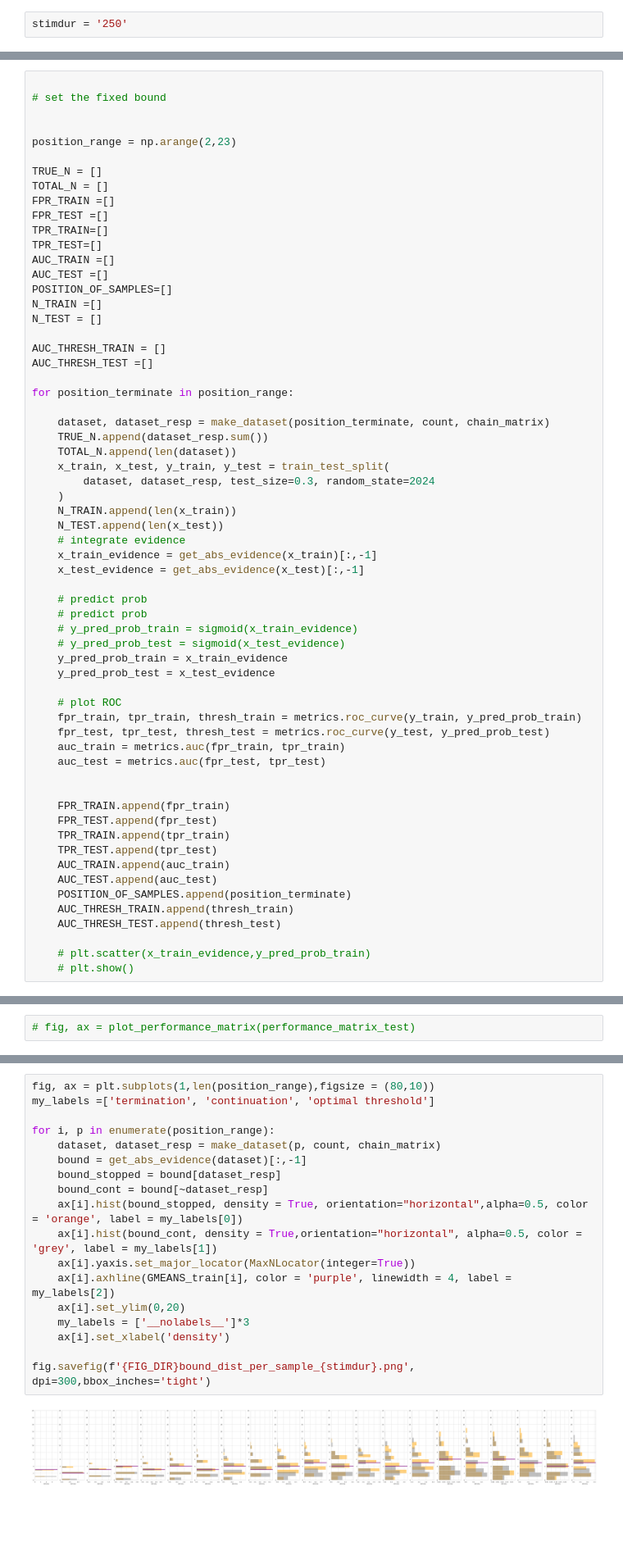
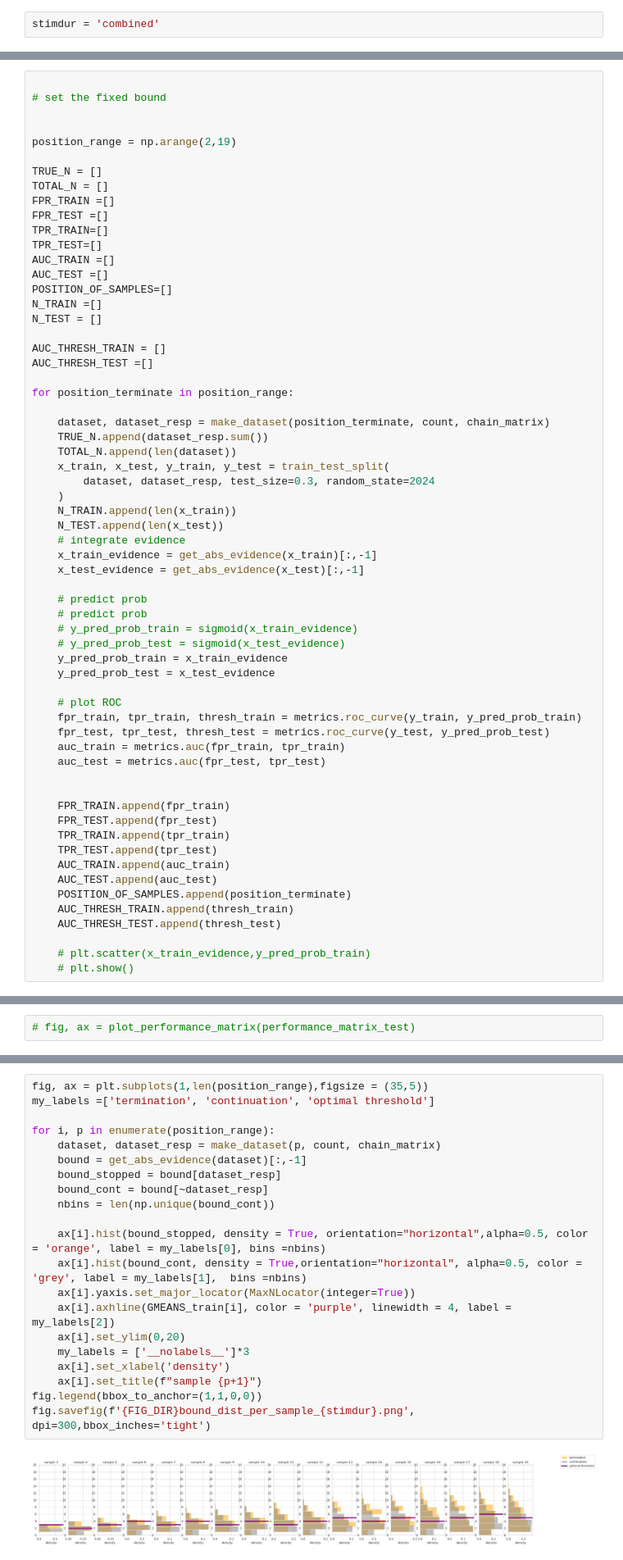
Before and after one commit to jennyqsun/evidence-chain, a Jupyter notebook: analysis/roc_integrate_to_varying_bound.ipynb, the cells around one changed output, grey strips where cells are left out. Shown: that part at 82% size. Drawn from its saved outputs; the diff is of its cells as text; blank space fills up the shorter version.

```diff
--- a/analysis/roc_integrate_to_varying_bound.ipynb
+++ b/analysis/roc_integrate_to_varying_bound.ipynb
@@ -30,7 +30,7 @@ ALL_BEH_DIR = os.path.join(PROJECT_DIR, 'rwchain-beh', 'combined')
 CODE_DIR = "/home/jenny/evidence-chain/"
 FIG_DIR = os.path.join(CODE_DIR, "figs/rw_varying_bound/")
 # %%
-stimdur = '250'
+stimdur = 'combined'
 # %%
 
 list_of_subj = os.listdir(BEH_DIR)
@@ -101,7 +101,7 @@ chain_matrix = get_chain_matrix(sequence, count)
 # set the fixed bound
 
 
-position_range = np.arange(2,23)
+position_range = np.arange(2,19)
 
 TRUE_N = []
 TOTAL_N = []
@@ -251,23 +247,26 @@ FIG_DIR
 # %%
-fig, ax = plt.subplots(1,len(position_range),figsize = (80,10))
+fig, ax = plt.subplots(1,len(position_range),figsize = (35,5))
 my_labels =['termination', 'continuation', 'optimal threshold']
 
 for i, p in enumerate(position_range):
     dataset, dataset_resp = make_dataset(p, count, chain_matrix)
     bound = get_abs_evidence(dataset)[:,-1]
     bound_stopped = bound[dataset_resp]
     bound_cont = bound[~dataset_resp]
-    ax[i].hist(bound_stopped, density = True, orientation="horizontal",alpha=0.5, color = 'orange', label = my_labels[0])
-    ax[i].hist(bound_cont, density = True,orientation="horizontal", alpha=0.5, color = 'grey', label = my_labels[1])
+    nbins = len(np.unique(bound_cont))
+
+    ax[i].hist(bound_stopped, density = True, orientation="horizontal",alpha=0.5, color = 'orange', label = my_labels[0], bins =nbins)
+    ax[i].hist(bound_cont, density = True,orientation="horizontal", alpha=0.5, color = 'grey', label = my_labels[1],  bins =nbins)
     ax[i].yaxis.set_major_locator(MaxNLocator(integer=True))
     ax[i].axhline(GMEANS_train[i], color = 'purple', linewidth = 4, label = my_labels[2])
     ax[i].set_ylim(0,20)
     my_labels = ['__nolabels__']*3
     ax[i].set_xlabel('density')
-
+    ax[i].set_title(f"sample {p+1}")
+fig.legend(bbox_to_anchor=(1,1,0,0))
 fig.savefig(f'{FIG_DIR}bound_dist_per_sample_{stimdur}.png', dpi=300,bbox_inches='tight')
 # %% [output]
-[figure, old version]
+[figure, new version]
 # %%
 columns = ['sample', 'bound', 'resp']
 df = pd.DataFrame({
```
Also changed, not shown: parts of 9 cells of this notebook, 16 other files.
